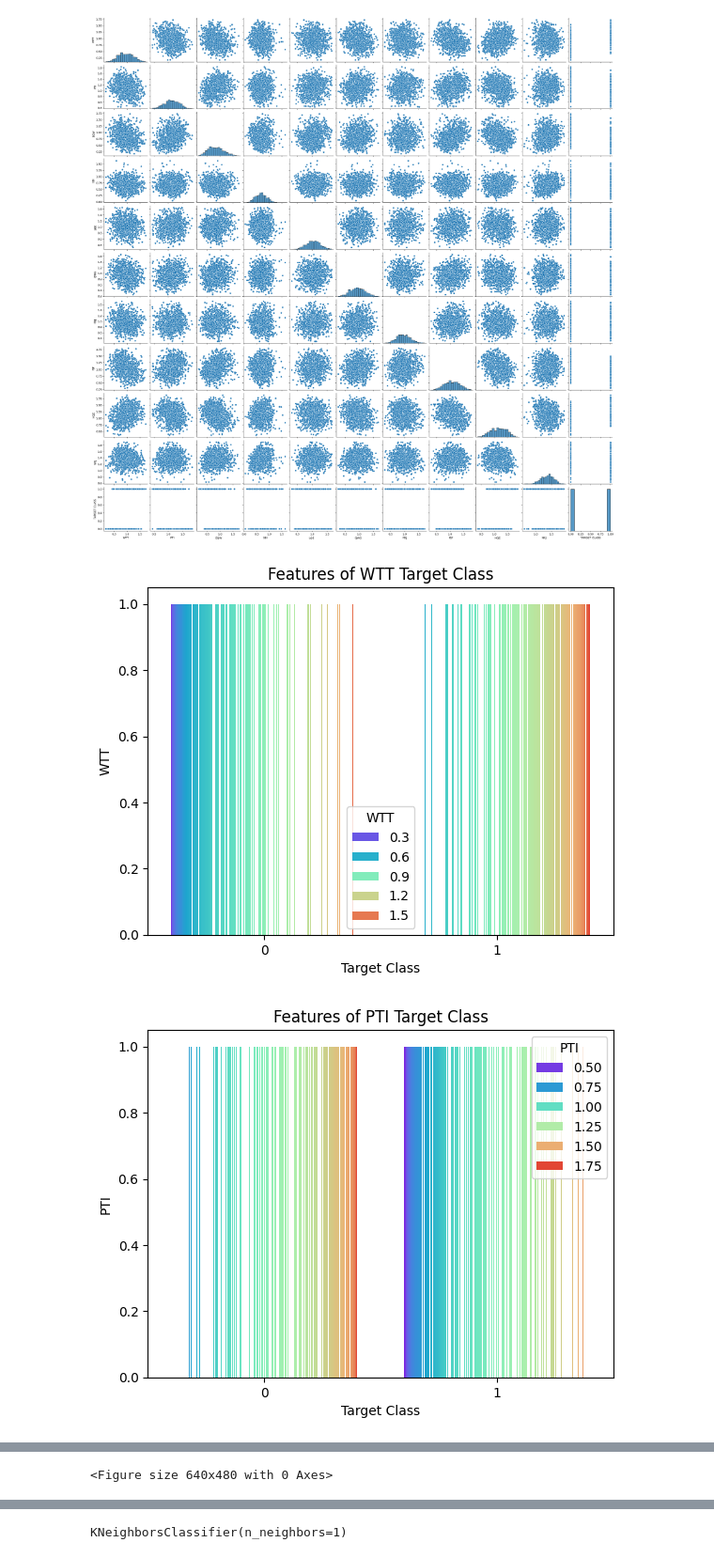
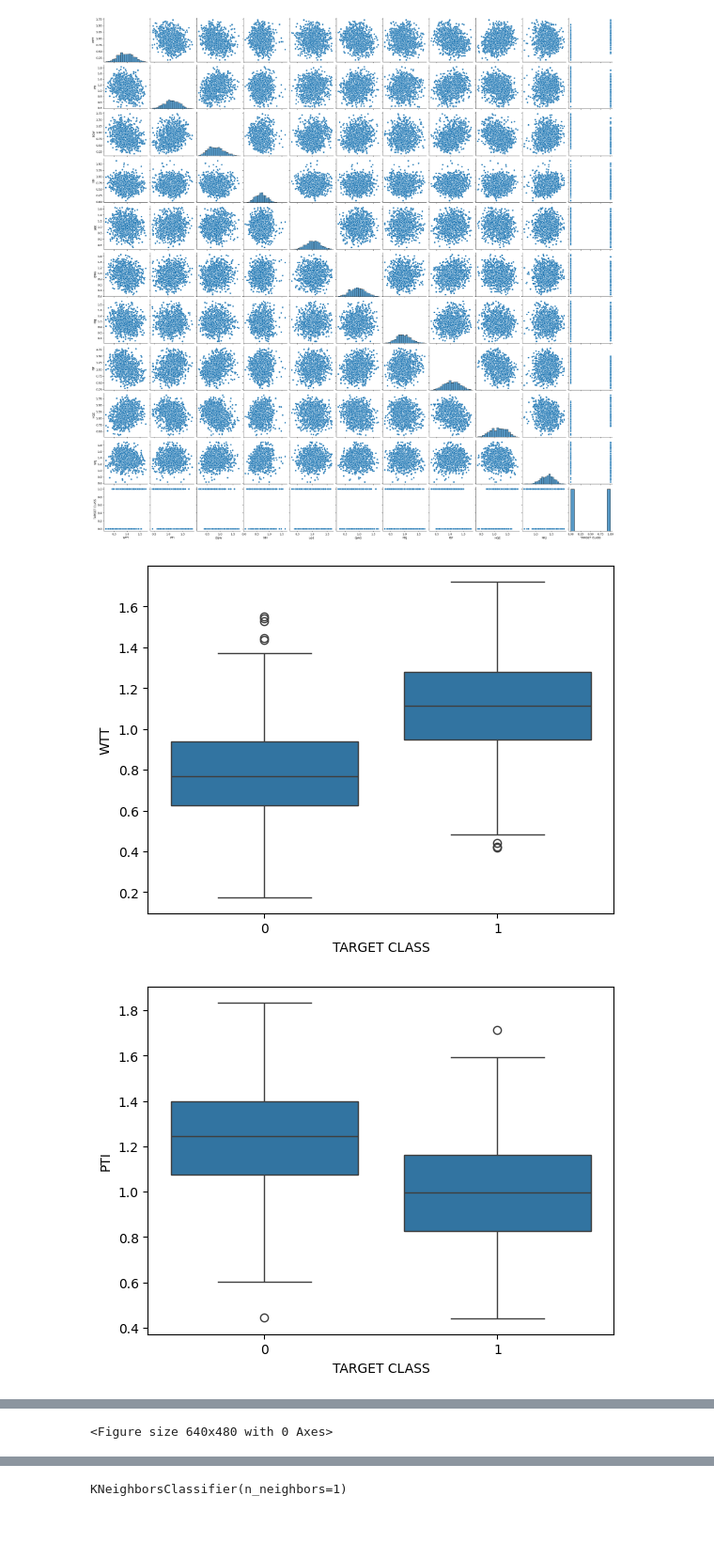
Before and after one commit to 2303A52243/AIML, a Jupyter notebook: ASSIGNMENT_6.ipynb, the cells around one changed output, grey strips where cells are left out. Shown at 94% size. Cells and saved outputs as stored; diff of their text form; code cells hidden in the pictures; blank space fills up the shorter version.

```diff
--- a/ASSIGNMENT_6.ipynb
+++ b/ASSIGNMENT_6.ipynb
@@ -7,7 +7,7 @@ import matplotlib.pyplot as plt
 import numpy as np
 %matplotlib inline
 
-df = pd.read_table("Classified_Data.txt",sep=',', index_col=0)
+df = pd.read_table("/content/Classified_Data (3).txt",sep=',', index_col=0)
 df.head()
 # %% [output]
 |  | WTT | PTI | EQW | SBI | LQE | QWG | FDJ | PJF | HQE | NXJ | ... |
@@ -60,16 +60,9 @@ sns.pairplot(df)
 <seaborn.axisgrid.PairGrid at 0x...>
 [figure]
 # %%
-l=list(df.columns)
-l[0:len(l)-2]
-
 for i in range(len(l)-1):
-    sns.countplot(x='TARGET CLASS',hue=l[i], data=df,
-                  palette='rainbow')
-    plt.title(f"Features of {l[i]} Target Class")
-    plt.xlabel("Target Class")
-    plt.ylabel(l[i])
+    sns.boxplot(x='TARGET CLASS',y=l[i], data=df)
     plt.figure()
 # %% [output]
-[figure, old version]
+[figure, new version]
-[figure, old version]
+[figure, new version]
```
Also changed, not shown: parts of 9 cells of this notebook.
